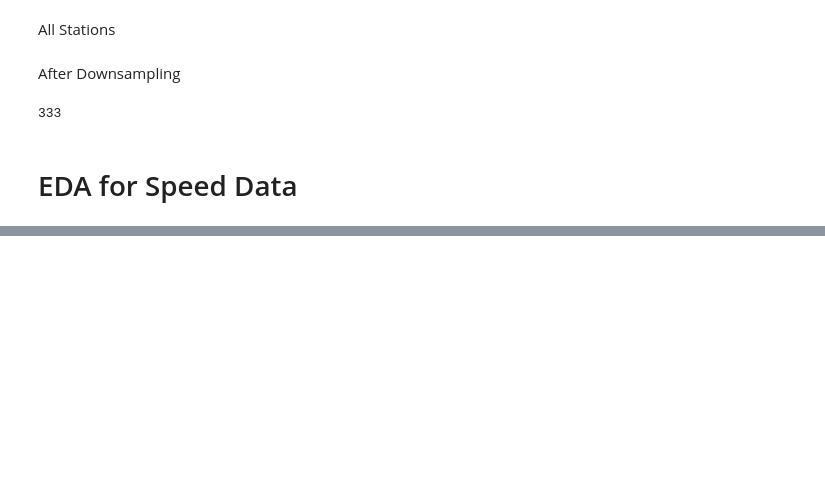
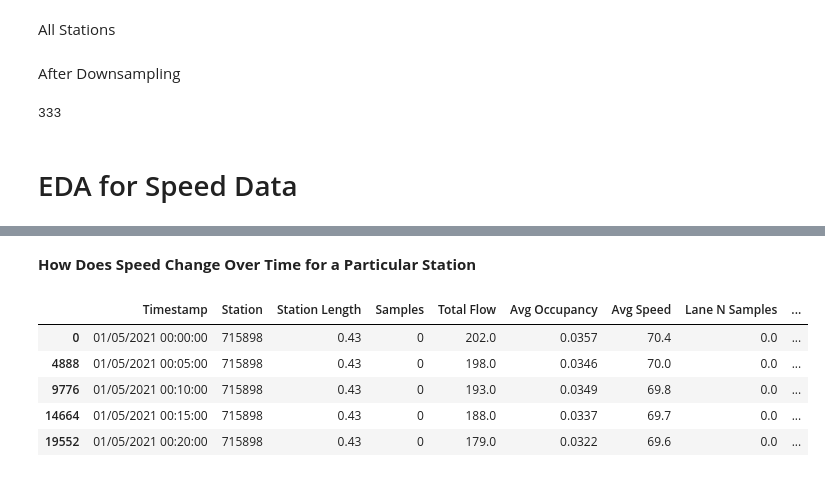
Before and after one commit to amanichopra/traffic-speed-forecasting, a Jupyter notebook: EDA.ipynb, the cells around one changed output, grey strips where cells are left out. Drawn from its saved outputs; the diff is of its cells as text; code cells hidden in the pictures; blank space fills up the shorter version.

```diff
--- a/EDA.ipynb
+++ b/EDA.ipynb
@@ -109,0 +181,13 @@ meta
+# %% [markdown]
+**How Does Speed Change Over Time for a Particular Station**
+# %%
+# find station that has most speed readings
+station_most_speed_readings = df.groupby('Station')['Avg Speed'].count().idxmax()
+df[df['Station'] == station_most_speed_readings].head()
+# %% [output]
+|  | Timestamp | Station | Station Length | Samples | Total Flow | Avg Occupancy | Avg Speed | Lane N Samples | ... |
+| 0 | 01/05/2021 00:00:00 | 715898 | 0.43 | 0 | 202.0 | 0.0357 | 70.4 | 0.0 | ... |
+| 4888 | 01/05/2021 00:05:00 | 715898 | 0.43 | 0 | 198.0 | 0.0346 | 70.0 | 0.0 | ... |
+| 9776 | 01/05/2021 00:10:00 | 715898 | 0.43 | 0 | 193.0 | 0.0349 | 69.8 | 0.0 | ... |
+| 14664 | 01/05/2021 00:15:00 | 715898 | 0.43 | 0 | 188.0 | 0.0337 | 69.7 | 0.0 | ... |
+| 19552 | 01/05/2021 00:20:00 | 715898 | 0.43 | 0 | 179.0 | 0.0322 | 69.6 | 0.0 | ... |
```
Also changed, not shown: parts of 15 cells of this notebook, 1 other file.
